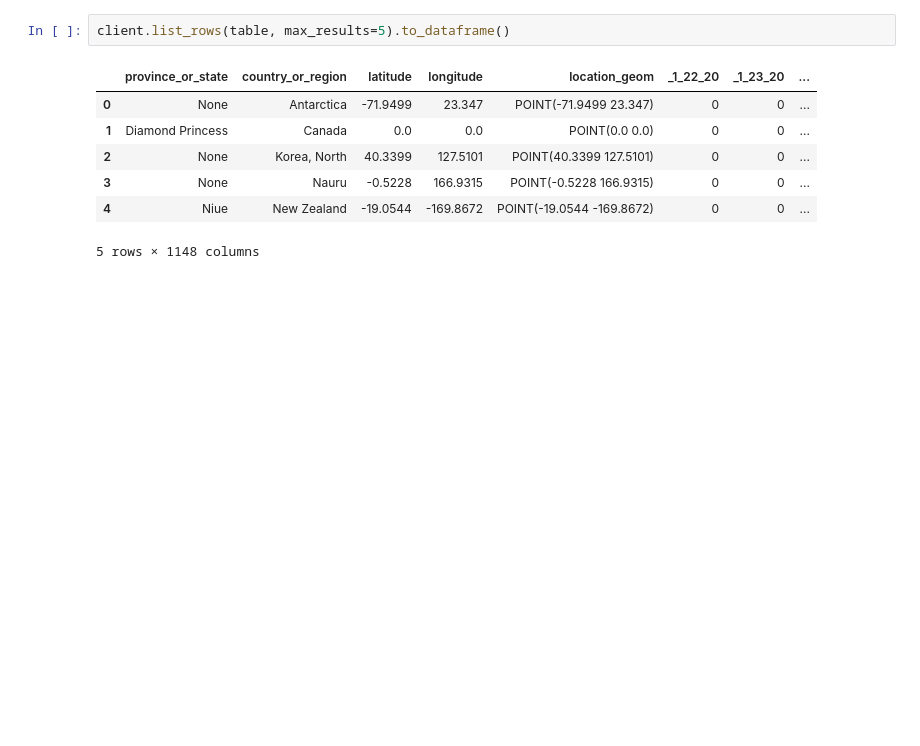
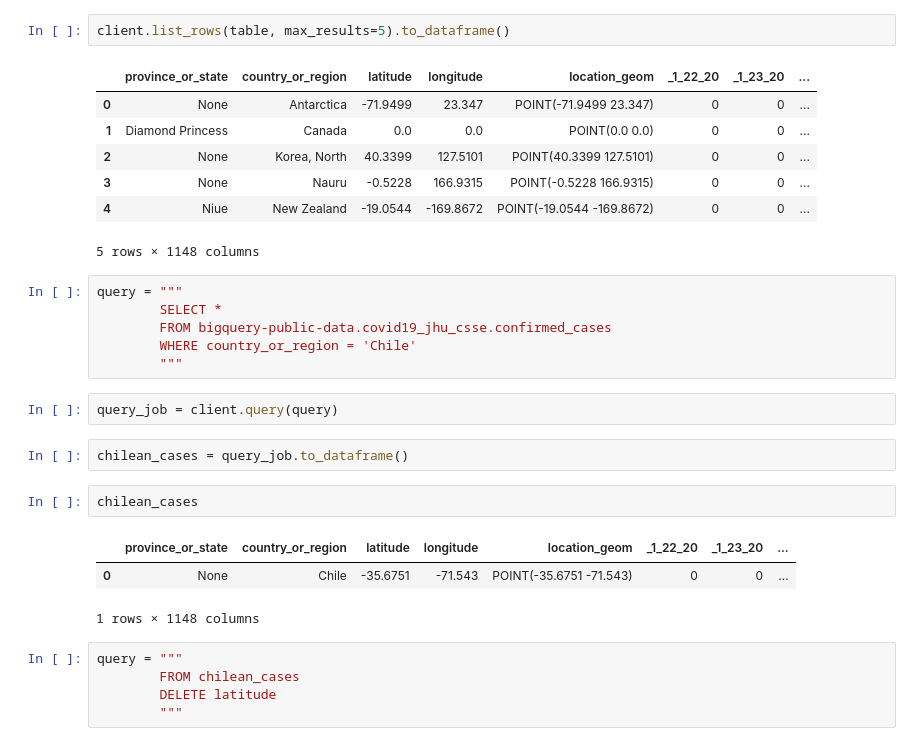
Before and after one commit to AlanUrrutiaQuezada/Prueba-Miner-a-de-datos, a Jupyter notebook: Prueba1.ipynb, the cells around one changed output. Saved outputs shown, nothing was run; the diff lists cells and outputs as text; blank space fills up the shorter version.

```diff
--- a/Prueba1.ipynb
+++ b/Prueba1.ipynb
@@ -57,3 +57,24 @@ client.list_rows(table, max_results=5).to_dataframe()
 | 3 | None | Nauru | -0.5228 | 166.9315 | POINT(-0.5228 166.9315) | 0 | 0 | ... |
 | 4 | Niue | New Zealand | -19.0544 | -169.8672 | POINT(-19.0544 -169.8672) | 0 | 0 | ... |
 5 rows × 1148 columns
+# %%
+query = """
+        SELECT *
+        FROM bigquery-public-data.covid19_jhu_csse.confirmed_cases
+        WHERE country_or_region = 'Chile'
+        """
+# %%
+query_job = client.query(query)
+# %%
+chilean_cases = query_job.to_dataframe()
+# %%
+chilean_cases
+# %% [output]
+|  | province_or_state | country_or_region | latitude | longitude | location_geom | _1_22_20 | _1_23_20 | ... |
+| 0 | None | Chile | -35.6751 | -71.543 | POINT(-35.6751 -71.543) | 0 | 0 | ... |
+1 rows × 1148 columns
+# %%
+query = """
+        FROM chilean_cases
+        DELETE latitude
+        """
```
Also changed, not shown: parts of 1 cell of this notebook.
